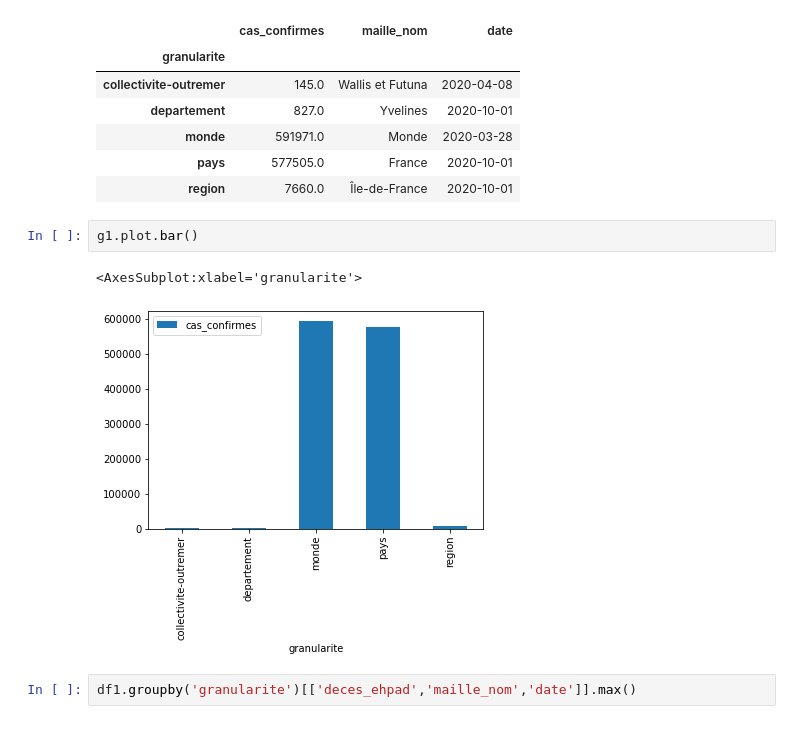
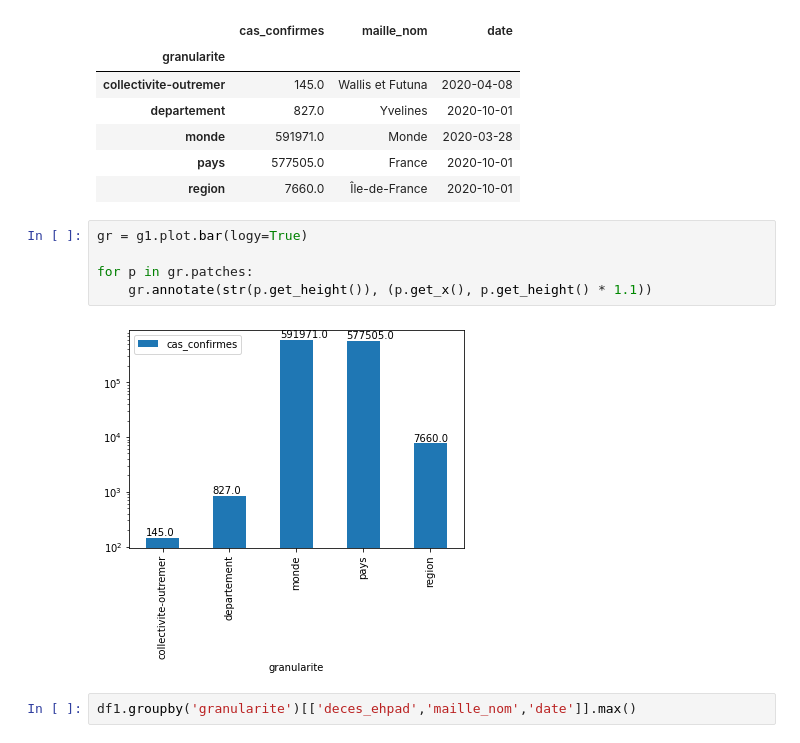
Before and after one commit to leborgne-alexandre/data_science-, a Jupyter notebook: Tom.ipynb, the cells around one changed output. Saved outputs shown, nothing was run; the diff lists cells and outputs as text.

Commit message:
Fix: Changed scale to log for some graphs

```diff
--- a/Tom.ipynb
+++ b/Tom.ipynb
@@ -49,11 +49,13 @@ g1
 | monde | 591971.0 | Monde | 2020-03-28 |
 | pays | 577505.0 | France | 2020-10-01 |
 | region | 7660.0 | Île-de-France | 2020-10-01 |
-# %%
-g1.plot.bar()
-# %% [output]
-<AxesSubplot:xlabel='granularite'>
-[figure, removed]
+# %%
+gr = g1.plot.bar(logy=True)
+
+for p in gr.patches:
+    gr.annotate(str(p.get_height()), (p.get_x(), p.get_height() * 1.1))
+# %% [output]
+[figure, added]
 # %%
 df1.groupby('granularite')[['deces_ehpad','maille_nom','date']].max()
 # %% [output]
```
Also changed, not shown: parts of 1 cell of this notebook.
